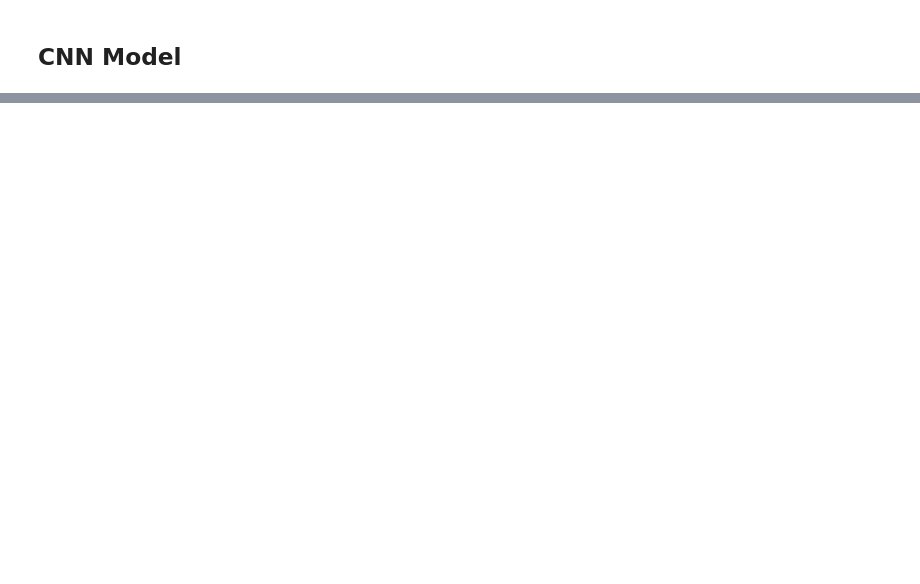
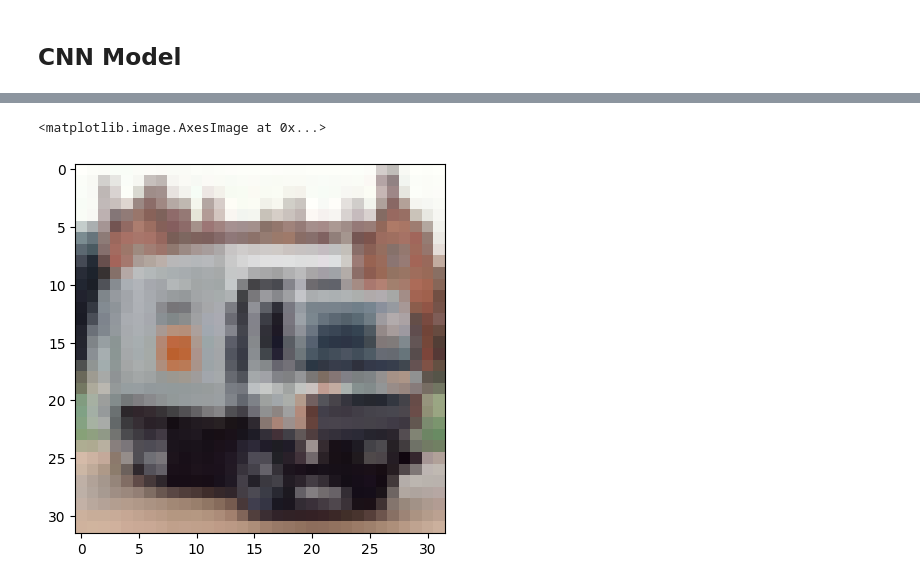
Before and after one commit to Sohail-Ahmed1/Image-Classification, a Jupyter notebook: Implementation-of-ML-model-for-image-classification.ipynb, the cells around one changed output, grey strips where cells are left out. Cells and saved outputs as stored; diff of their text form; code cells hidden in the pictures; blank space fills up the shorter version.

```diff
--- a/Implementation-of-ML-model-for-image-classification.ipynb
+++ b/Implementation-of-ML-model-for-image-classification.ipynb
@@ -152,5 +244,8 @@ model.predict(x_test_sample)
 # %%
-plt.imshow(x_test[20])
+plt.imshow(x_test[18])
+# %% [output]
+<matplotlib.image.AxesImage at 0x...>
+[figure, added]
 # %%
 # Example: if you have class names like this
 class_names = ['airplane', 'automobile', 'bird', 'cat', 'deer', 'dog', 'frog', 'horse', 'ship', 'truck']  # replace with your actual class names
```
Also changed, not shown: parts of 14 cells of this notebook.
